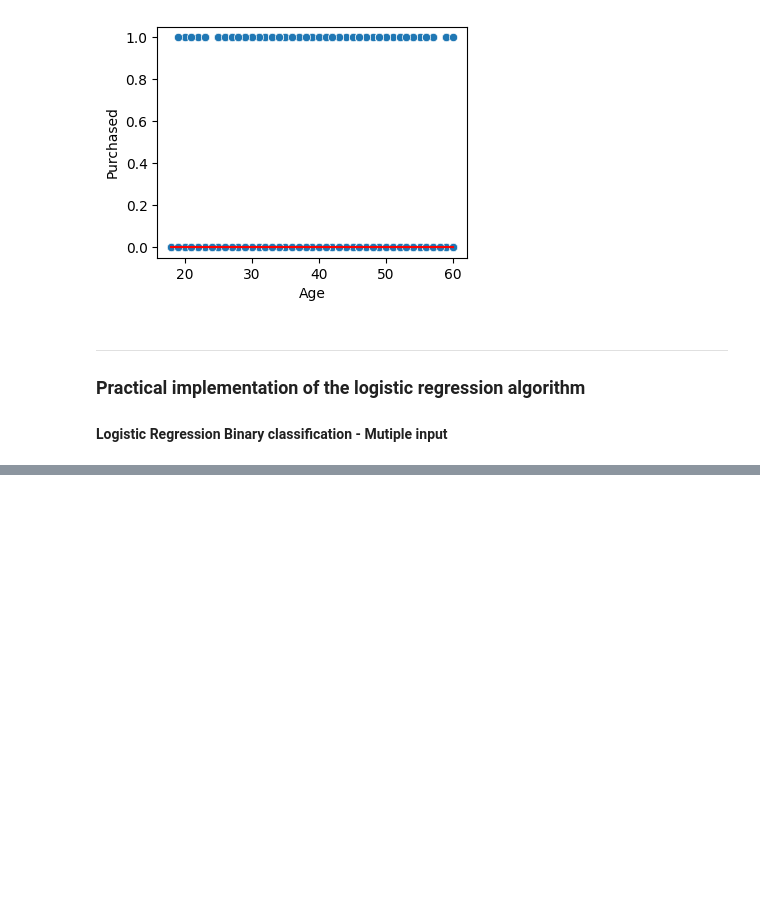
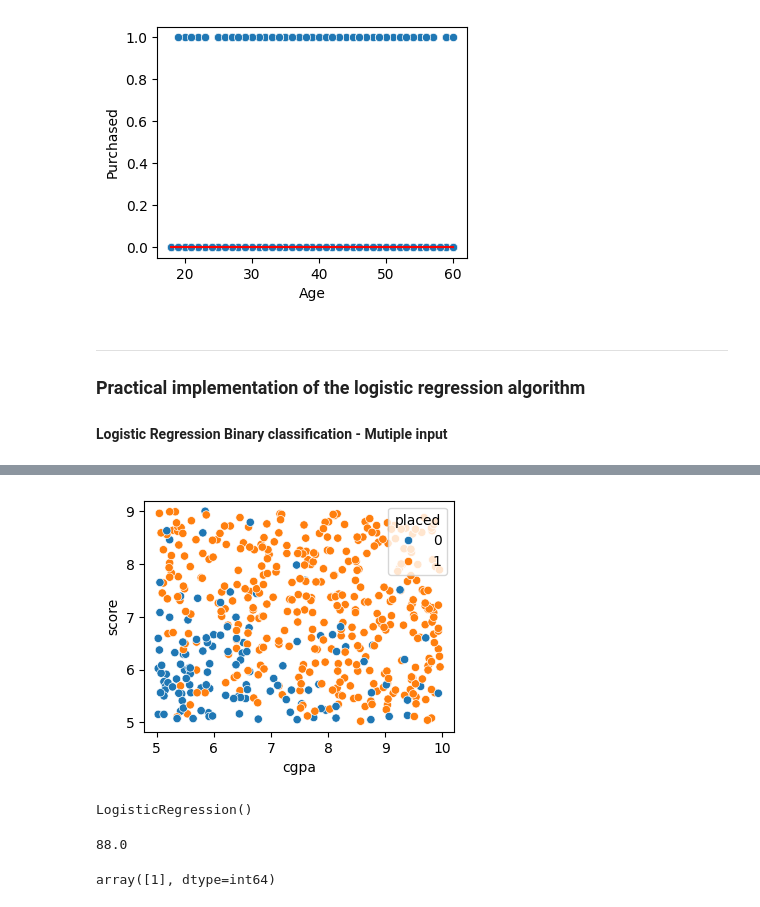
Before and after one commit to Ken-Kanike/ML, a Jupyter notebook: WsCubeTech/m7.ipynb, the cells around one changed output, grey strips where cells are left out. Saved outputs shown, nothing was run; the diff lists cells and outputs as text; code cells hidden in the pictures; blank space fills up the shorter version.

Commit message:
BInary Logistic Classification Regression - multiple input

```diff
--- a/WsCubeTech/m7.ipynb
+++ b/WsCubeTech/m7.ipynb
@@ -196,0 +202,5 @@ plt.show()
+# %%
+
+# lets load the dataset
+dataset = pd.read_csv(r'C:\Users\junai\Desktop\coding\ML\student_placement_data.csv')
+dataset.head(10)
@@ -196,0 +219,7 @@ plt.show()
+# %%
+# lets create a graph and see if the data is applicable for logistic regression i.e its linearly separable
+plt.figure(figsize=(4, 3))
+sns.scatterplot(x='cgpa', y='score', hue='placed', data=dataset)
+plt.show()
+# %% [output]
+[figure, added]
@@ -196,0 +235,18 @@ plt.show()
+# %%
+# now lets create a logistic regression model
+from sklearn.linear_model import LogisticRegression
+lr = LogisticRegression()
+lr.fit(X_train, y_train)
+# %% [output]
+LogisticRegression()
+# %%
+lr.score(X_test, y_test)*100
+# %% [output]
+88.0
+# %%
+# 88 * is  goood accuracy for this dataset
+
+# now lets predict the results
+lr.predict([[8.0, 90]])  # predicting for a student with cgpa
+# %% [output]
+array([1], dtype=int64)
```
Also changed, not shown: parts of 8 cells of this notebook, 3 other files.
